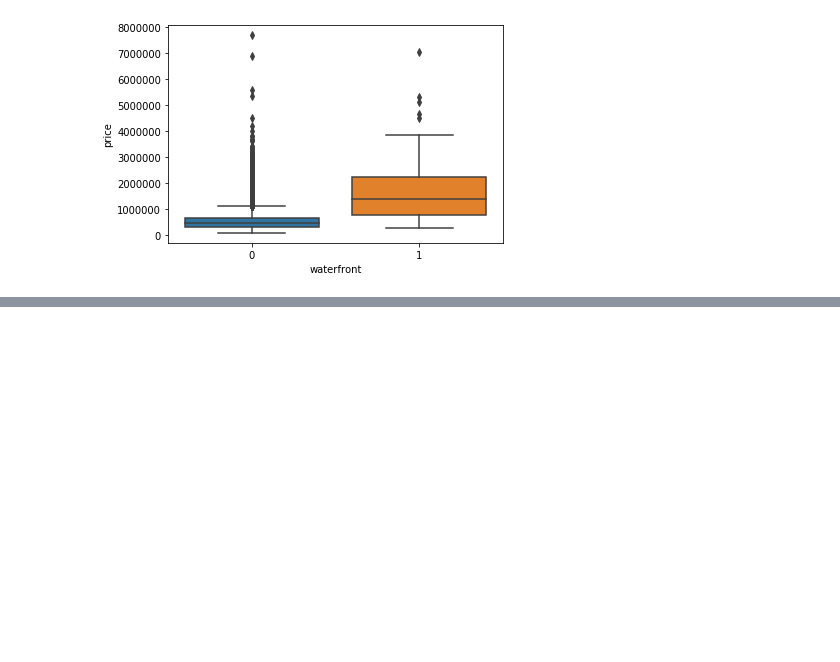
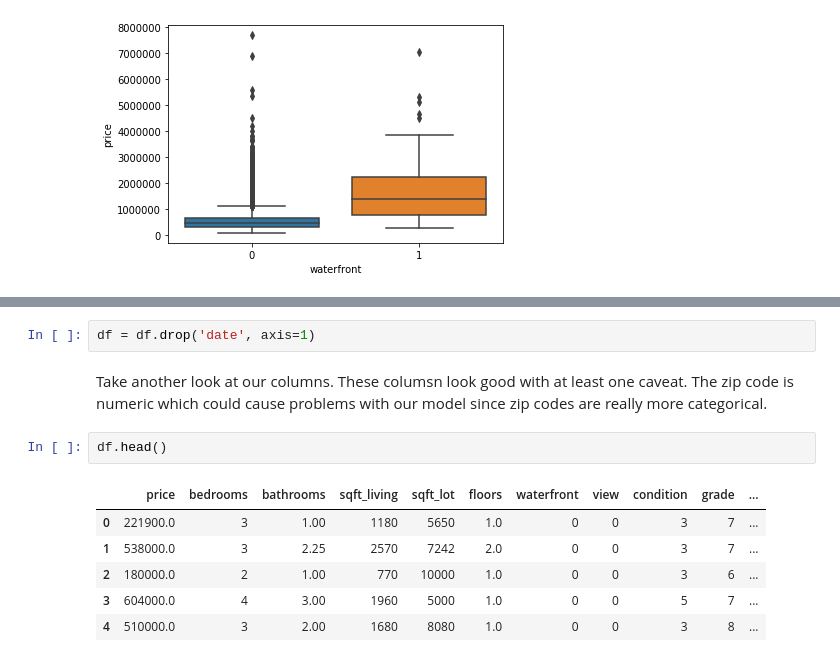
Before and after one commit to DeanPhillipsOKC/keras-notes, a Jupyter notebook: Keras_Regression_Based_Project.ipynb, the cells around one changed output, grey strips where cells are left out. Cells and saved outputs as stored; diff of their text form; blank space fills up the shorter version.

```diff
--- a/Keras_Regression_Based_Project.ipynb
+++ b/Keras_Regression_Based_Project.ipynb
@@ -228,0 +330,13 @@ sns.boxplot(x='waterfront', y='price', data=df)
+# %%
+df = df.drop('date', axis=1)
+# %% [markdown]
+Take another look at our columns.  These columsn look good with at least one caveat.  The zip code is numeric which could cause problems with our model since zip codes are really more categorical.
+# %%
+df.head()
+# %% [output]
+|  | price | bedrooms | bathrooms | sqft_living | sqft_lot | floors | waterfront | view | condition | grade | ... |
+| 0 | 221900.0 | 3 | 1.00 | 1180 | 5650 | 1.0 | 0 | 0 | 3 | 7 | ... |
+| 1 | 538000.0 | 3 | 2.25 | 2570 | 7242 | 2.0 | 0 | 0 | 3 | 7 | ... |
+| 2 | 180000.0 | 2 | 1.00 | 770 | 10000 | 1.0 | 0 | 0 | 3 | 6 | ... |
+| 3 | 604000.0 | 4 | 3.00 | 1960 | 5000 | 1.0 | 0 | 0 | 5 | 7 | ... |
+| 4 | 510000.0 | 3 | 2.00 | 1680 | 8080 | 1.0 | 0 | 0 | 3 | 8 | ... |
```
Also changed, not shown: parts of 30 cells of this notebook.
